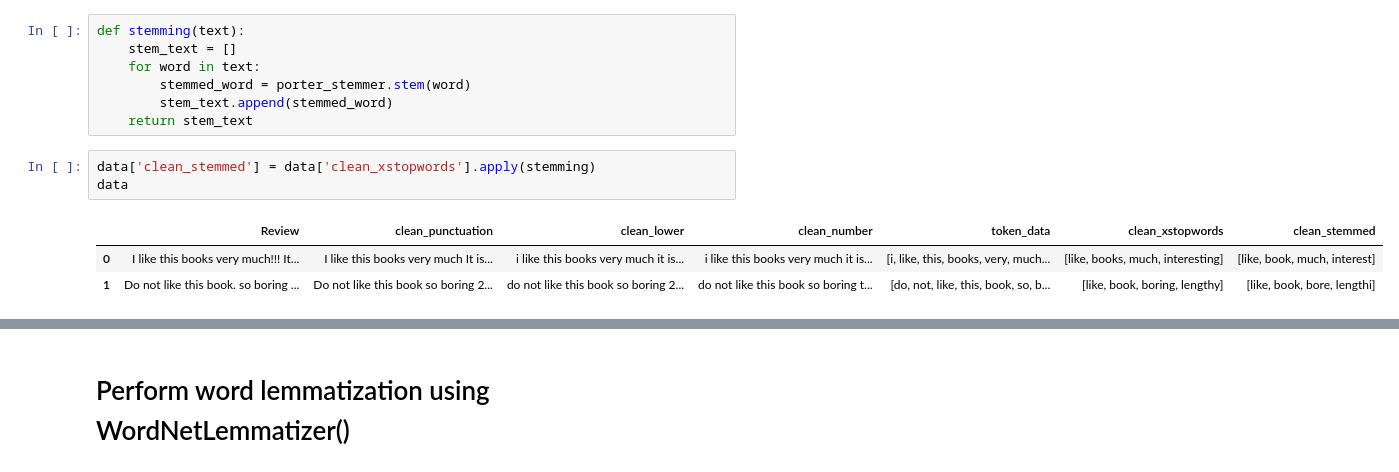
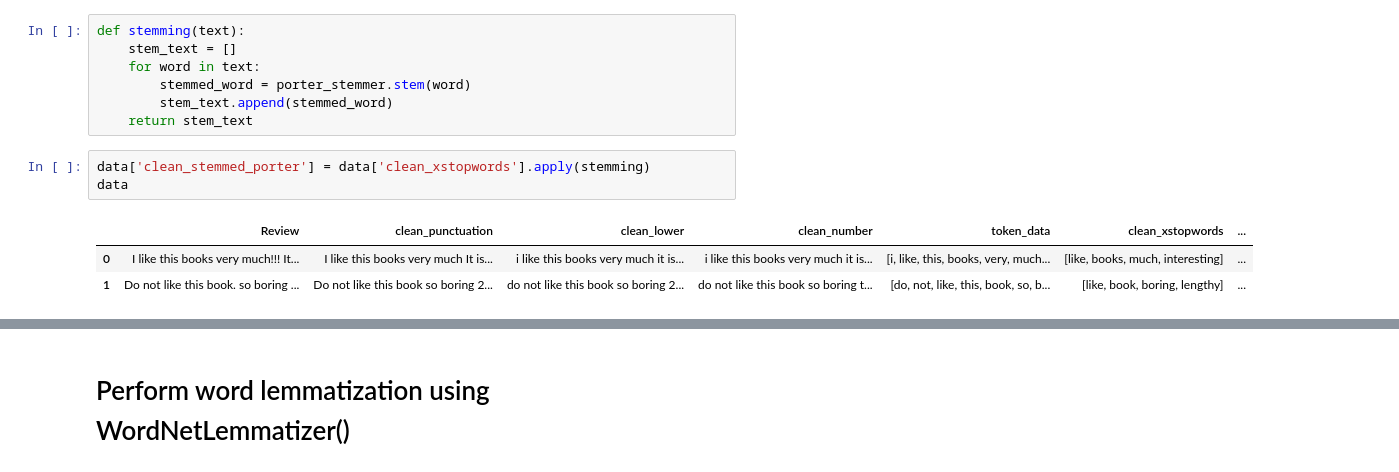
Before and after one commit to alinamnoh/Text-Analytics, a Jupyter notebook: Lab 4 Basic Text Pre-processing 20240319/Lab 4 Basic Text Pre-processing 20240319.ipynb, the cells around one changed output, grey strips where cells are left out. Drawn from its saved outputs; the diff is of its cells as text.

```diff
--- a/Lab 4 Basic Text Pre-processing 20240319/Lab 4 Basic Text Pre-processing 20240319.ipynb
+++ b/Lab 4 Basic Text Pre-processing 20240319/Lab 4 Basic Text Pre-processing 20240319.ipynb
@@ -125,9 +125,9 @@ def stemming(text):
         stem_text.append(stemmed_word)
     return stem_text
 # %%
-data['clean_stemmed'] = data['clean_xstopwords'].apply(stemming)
+data['clean_stemmed_porter'] = data['clean_xstopwords'].apply(stemming)
 data
 # %% [output]
-|  | Review | clean_punctuation | clean_lower | clean_number | token_data | clean_xstopwords | clean_stemmed |
-| 0 | I like this books very much!!! It... | I like this books very much It is... | i like this books very much it is... | i like this books very much it is... | [i, like, this, books, very, much... | [like, books, much, interesting] | [like, book, much, interest] |
-| 1 | Do not like this book. so boring ... | Do not like this book so boring 2... | do not like this book so boring 2... | do not like this book so boring t... | [do, not, like, this, book, so, b... | [like, book, boring, lengthy] | [like, book, bore, lengthi] |
+|  | Review | clean_punctuation | clean_lower | clean_number | token_data | clean_xstopwords | ... |
+| 0 | I like this books very much!!! It... | I like this books very much It is... | i like this books very much it is... | i like this books very much it is... | [i, like, this, books, very, much... | [like, books, much, interesting] | ... |
+| 1 | Do not like this book. so boring ... | Do not like this book so boring 2... | do not like this book so boring 2... | do not like this book so boring t... | [do, not, like, this, book, so, b... | [like, book, boring, lengthy] | ... |
```
Also changed, not shown: parts of 7 cells of this notebook.
